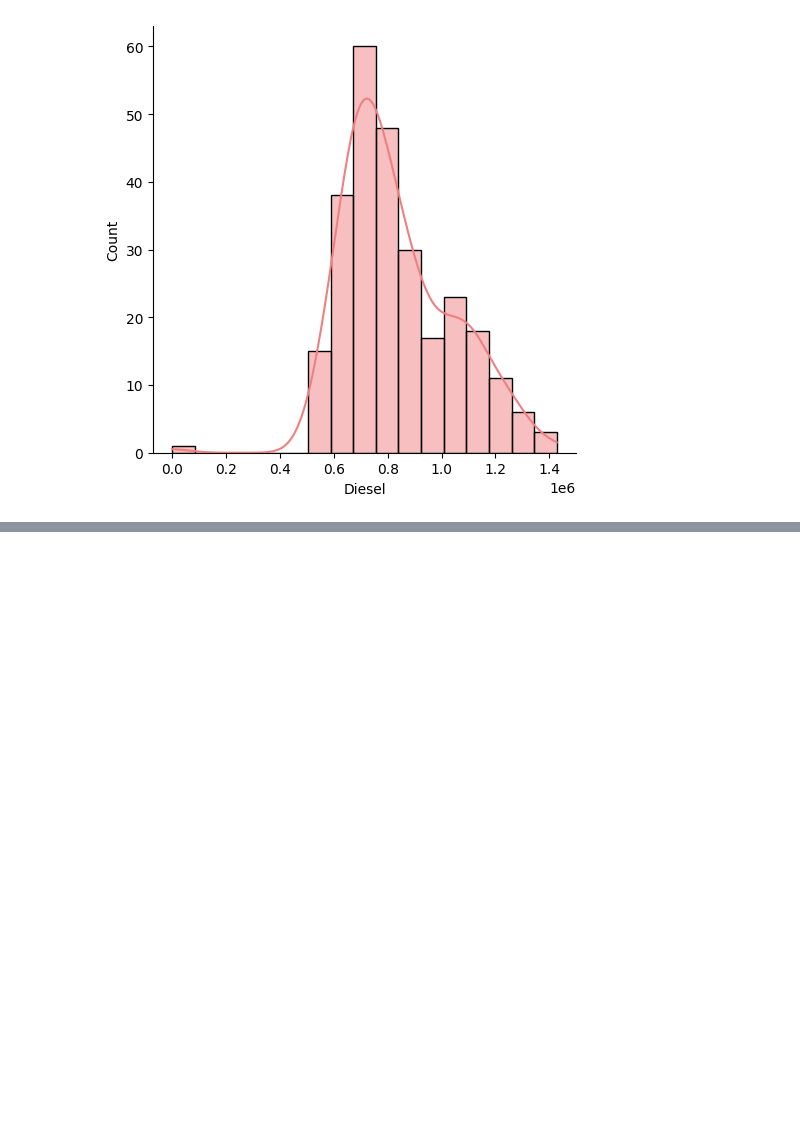
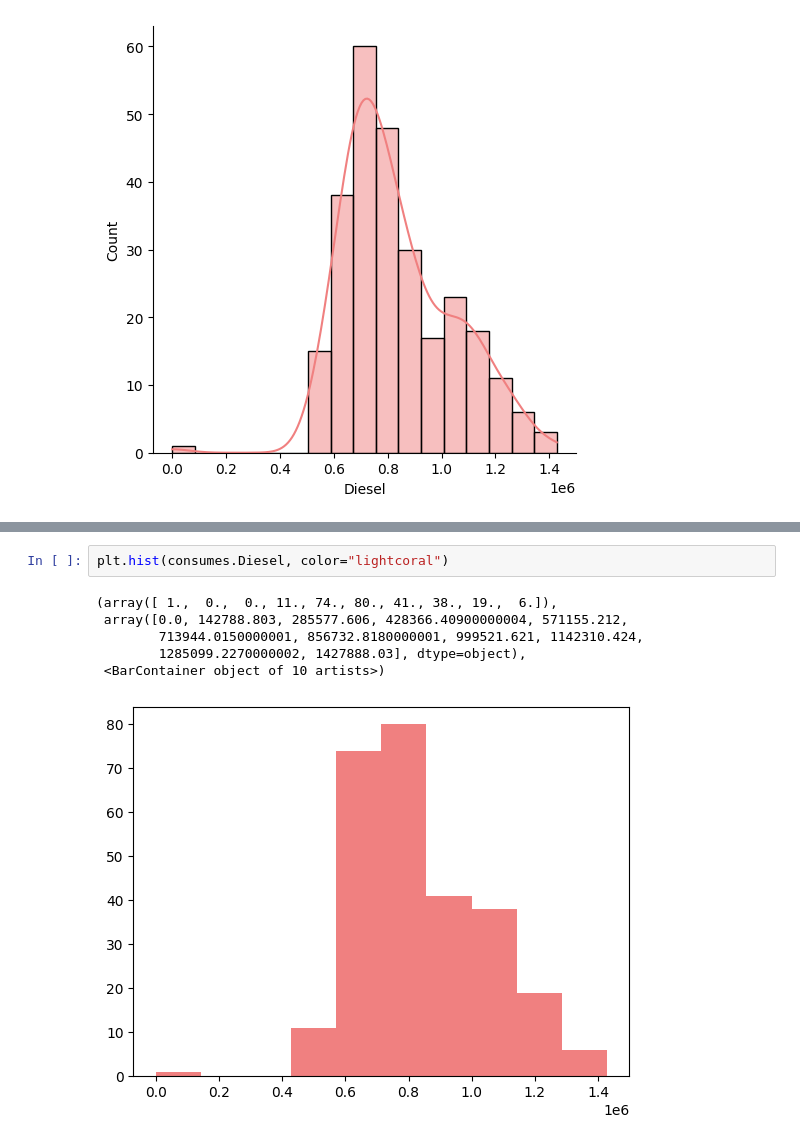
Before and after one commit to AndresQuinto5/HDT2-DS, a Jupyter notebook: HDT2-DS.ipynb, the cells around one changed output, grey strips where cells are left out. Cells and saved outputs as stored; diff of their text form; blank space fills up the shorter version.

```diff
--- a/HDT2-DS.ipynb
+++ b/HDT2-DS.ipynb
@@ -123,0 +144,9 @@ for var in Relevantes:
+# %%
+plt.hist(consumes.Diesel, color="lightcoral")
+# %% [output]
+(array([ 1.,  0.,  0., 11., 74., 80., 41., 38., 19.,  6.]),
+ array([0.0, 142788.803, 285577.606, 428366.40900000004, 571155.212,
+        713944.0150000001, 856732.8180000001, 999521.621, 1142310.424,
+        1285099.2270000002, 1427888.03], dtype=object),
+ <BarContainer object of 10 artists>)
+[figure, added]
```
Also changed, not shown: parts of 15 cells of this notebook.
